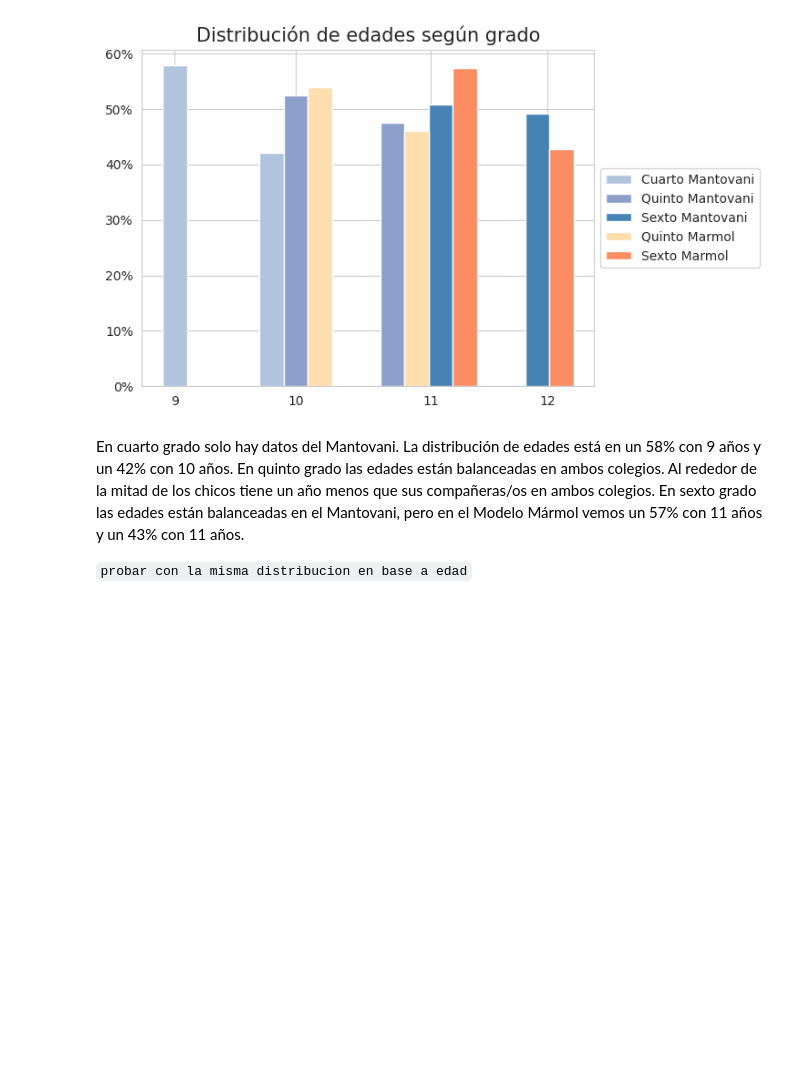
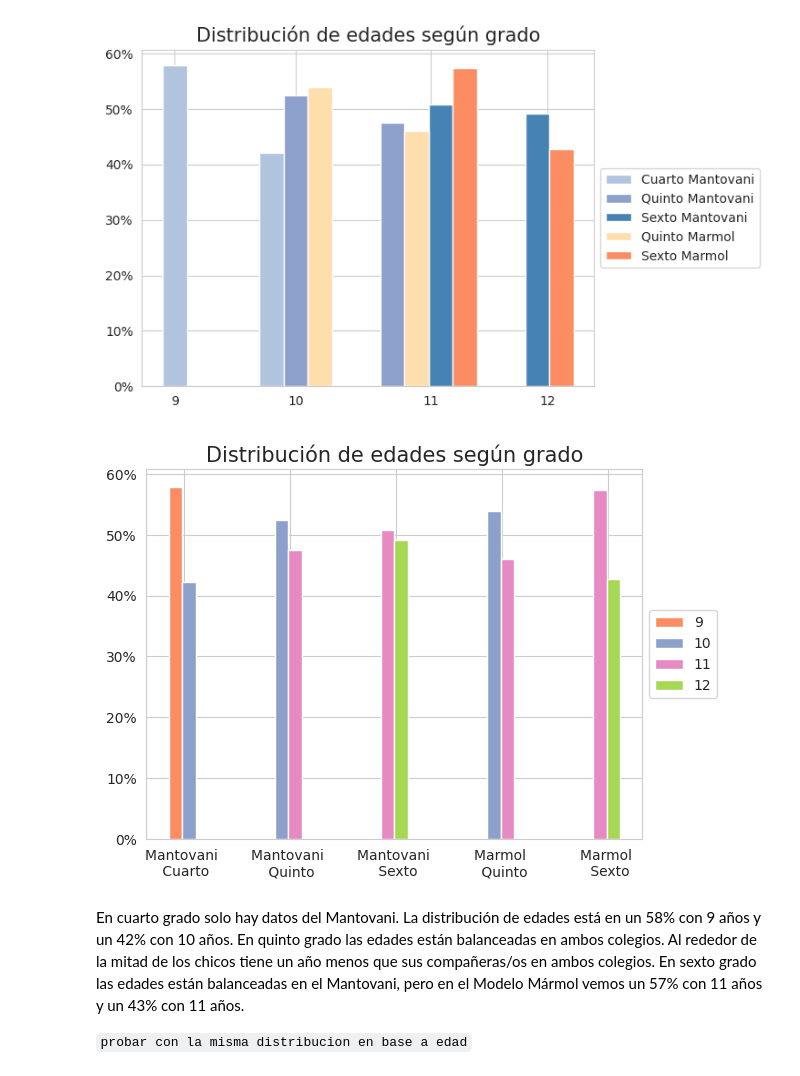
Before and after one commit to fedesassone/tesis, a Jupyter notebook: notebooks/Poblacional.ipynb, the cells around one changed output. Drawn from its saved outputs; the diff is of its cells as text; code cells hidden in the pictures; blank space fills up the shorter version.

```diff
--- a/notebooks/Poblacional.ipynb
+++ b/notebooks/Poblacional.ipynb
@@ -166,6 +171,44 @@ plt.legend(loc='center left', bbox_to_anchor=(1, 0.5))
 plt.savefig('3.png')
 # %% [output]
 [figure]
+# %%
+# Distribución de edades según grado, otra version
+
+data_marmol_quinto = marmol[marmol['grado']=="Quinto"]["edad"].value_counts(normalize=True)
+data_marmol_sexto = marmol[marmol['grado']=="Sexto"]["edad"].value_counts(normalize=True)
+data_mantovani_cuarto = mantovani[mantovani['grado']=="Cuarto"]["edad"].value_counts(normalize=True)
+data_mantovani_quinto = mantovani[mantovani['grado']=="Quinto"]["edad"].value_counts(normalize=True)
+data_mantovani_sexto = mantovani[mantovani['grado']=="Sexto"]["edad"].value_counts(normalize=True)
+
+ticks = [1, 3, 5, 7, 9]
+labels = ['Mantovani \n Cuarto', 'Mantovani \n Quinto', 'Mantovani \n Sexto',
+    'Marmol \n Quinto', 'Marmol \n Sexto']
+bar_width = 0.25
+
+nueve = [data_mantovani_cuarto[9]]
+diez  = [data_mantovani_cuarto[10], data_mantovani_quinto[10], data_marmol_quinto[10]]
+once  = [data_mantovani_quinto[11], data_mantovani_sexto[11], data_marmol_quinto[11], data_marmol_sexto[11]]
+doce  = [data_mantovani_sexto[12], data_marmol_sexto[12]]
+
+plt.bar([1], nueve, width=bar_width, label = '9', color='C1')
+
+plt.bar([1.25, 3, 7], diez, width=bar_width, label = '10', color='C2')
+
+plt.bar([3.25, 5, 7.25, 9], once,  width=bar_width, label = '11', color='C3')
+
+plt.bar([5.25, 9.25], doce,  width=bar_width, label = '12', color='C4')
+
+plt.gca().yaxis.set_major_formatter(PercentFormatter(1))
+plt.title("Distribución de edades según grado", fontsize=15)
+# ticks = [0.25, 1.5, 2.9, 4.1]
+plt.xticks([x + 0.15 for x in ticks], labels)
+plt.legend(loc='center left', bbox_to_anchor=(1, 0.5))
+plt.savefig('3.1.png')
+
+# todo
+# agrupar quintos y sextos
+# %% [output]
+[figure, added]
 # %% [markdown]
 En cuarto grado solo hay datos del Mantovani. La distribución de edades está en un 58% con 9 años y un 42% con 10 años.
 En quinto grado las edades están balanceadas en ambos colegios. Al rededor de la mitad de los chicos tiene un año menos que sus compañeras/os en ambos colegios.
```
Also changed, not shown: parts of 13 cells of this notebook, 8 other files.
